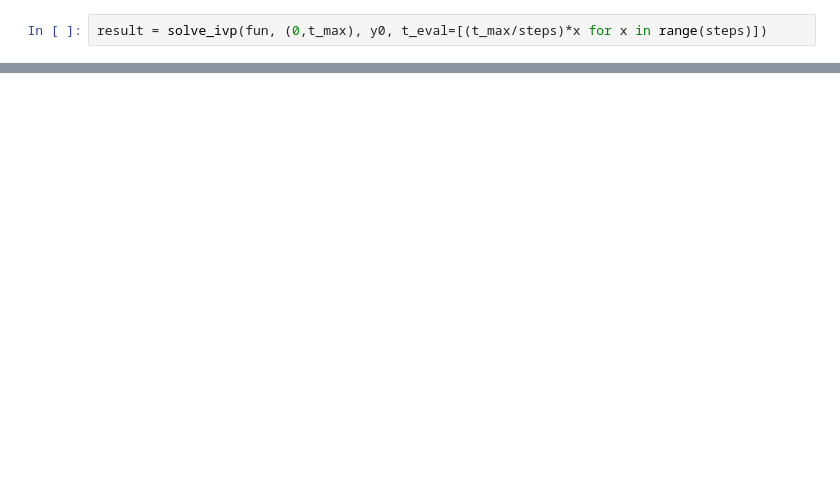
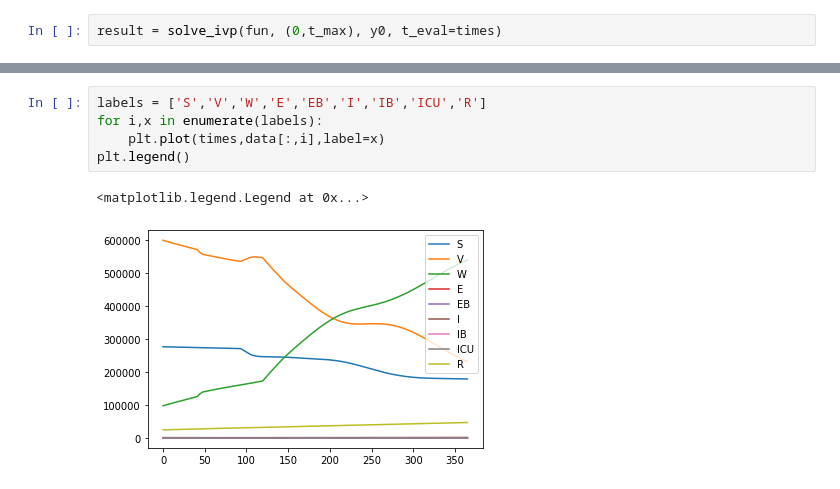
Before and after one commit to Priesemann-Group/covid19_winter_dilemma, a Jupyter notebook: notebooks/model_tests.ipynb, the cells around one changed output, grey strips where cells are left out. Saved outputs shown, nothing was run; the diff lists cells and outputs as text; blank space fills up the shorter version.

```diff
--- a/notebooks/model_tests.ipynb
+++ b/notebooks/model_tests.ipynb
@@ -125,5 +155,5 @@ steps = 10000
 # %%
-result = solve_ivp(fun, (0,t_max), y0, t_eval=[(t_max/steps)*x for x in range(steps)])
+result = solve_ivp(fun, (0,t_max), y0, t_eval=times)
 # %%
 for i,x in enumerate(result["y"]):
     plt.plot(result["t"],x,label=[k for k,v in d.items() if v == i])
@@ -133,0 +164,8 @@ plt.legend()
+# %%
+labels = ['S','V','W','E','EB','I','IB','ICU','R']
+for i,x in enumerate(labels):
+    plt.plot(times,data[:,i],label=x)
+plt.legend()
+# %% [output]
+<matplotlib.legend.Legend at 0x...>
+[figure, added]
```
Also changed, not shown: parts of 14 cells of this notebook.
